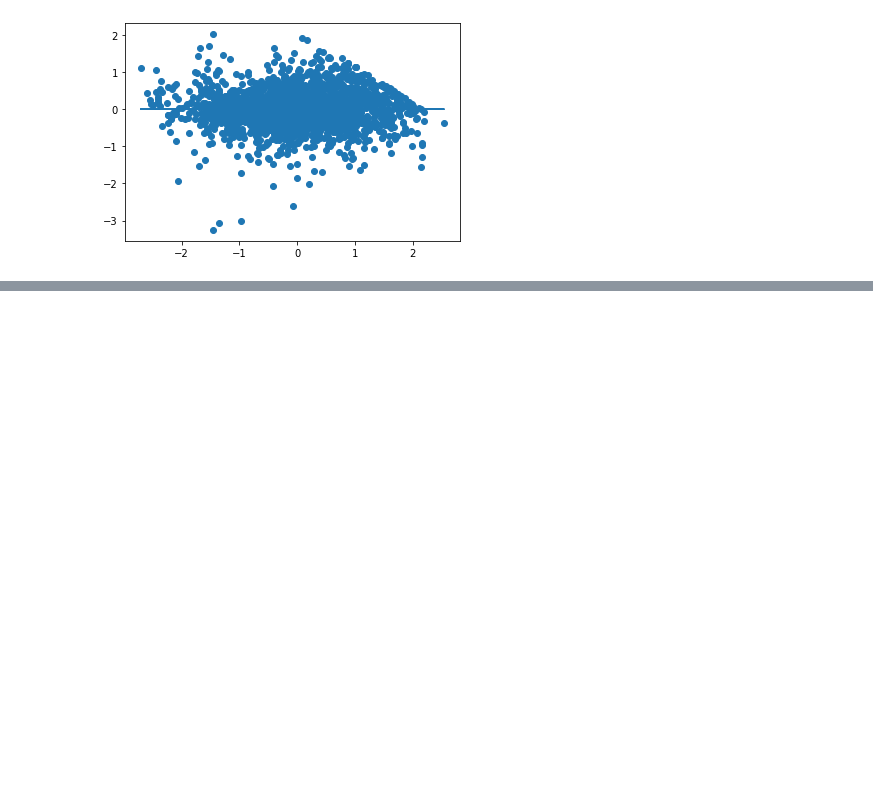
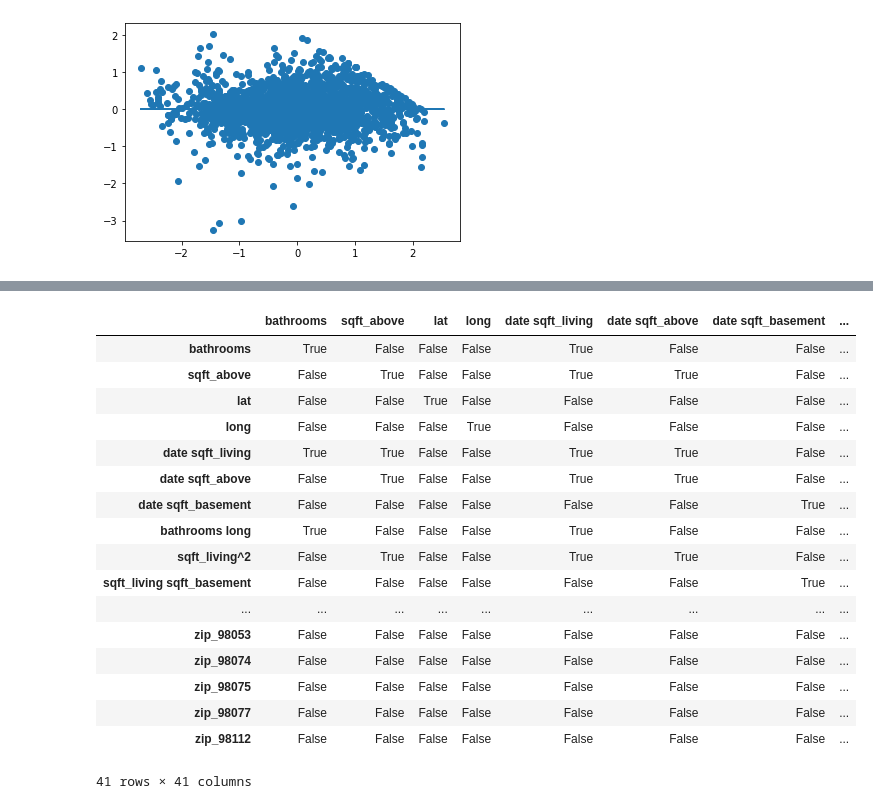
Before and after one commit to melodygr/Housing-Regression-Project, a Jupyter notebook: data-collection-EDA.ipynb, the cells around one changed output, grey strips where cells are left out. Saved outputs shown, nothing was run; the diff lists cells and outputs as text; code cells hidden in the pictures; blank space fills up the shorter version.

```diff
--- a/data-collection-EDA.ipynb
+++ b/data-collection-EDA.ipynb
@@ -1225,0 +1508,21 @@ plt.plot(model6.predict(X_int_5), [0 for i in range(len(X_int_5))]);
+# %%
+trained_poly.corr().applymap(lambda val: abs(val) >= 0.75)
+# %% [output]
+|  | bathrooms | sqft_above | lat | long | date sqft_living | date sqft_above | date sqft_basement | ... |
+| bathrooms | True | False | False | False | True | False | False | ... |
+| sqft_above | False | True | False | False | True | True | False | ... |
+| lat | False | False | True | False | False | False | False | ... |
+| long | False | False | False | True | False | False | False | ... |
+| date sqft_living | True | True | False | False | True | True | False | ... |
+| date sqft_above | False | True | False | False | True | True | False | ... |
+| date sqft_basement | False | False | False | False | False | False | True | ... |
+| bathrooms long | True | False | False | False | True | False | False | ... |
+| sqft_living^2 | False | True | False | False | True | True | False | ... |
+| sqft_living sqft_basement | False | False | False | False | False | False | True | ... |
+| ... | ... | ... | ... | ... | ... | ... | ... | ... |
+| zip_98053 | False | False | False | False | False | False | False | ... |
+| zip_98074 | False | False | False | False | False | False | False | ... |
+| zip_98075 | False | False | False | False | False | False | False | ... |
+| zip_98077 | False | False | False | False | False | False | False | ... |
+| zip_98112 | False | False | False | False | False | False | False | ... |
+41 rows × 41 columns
```
Also changed, not shown: parts of 54 cells of this notebook, 1 other file.
